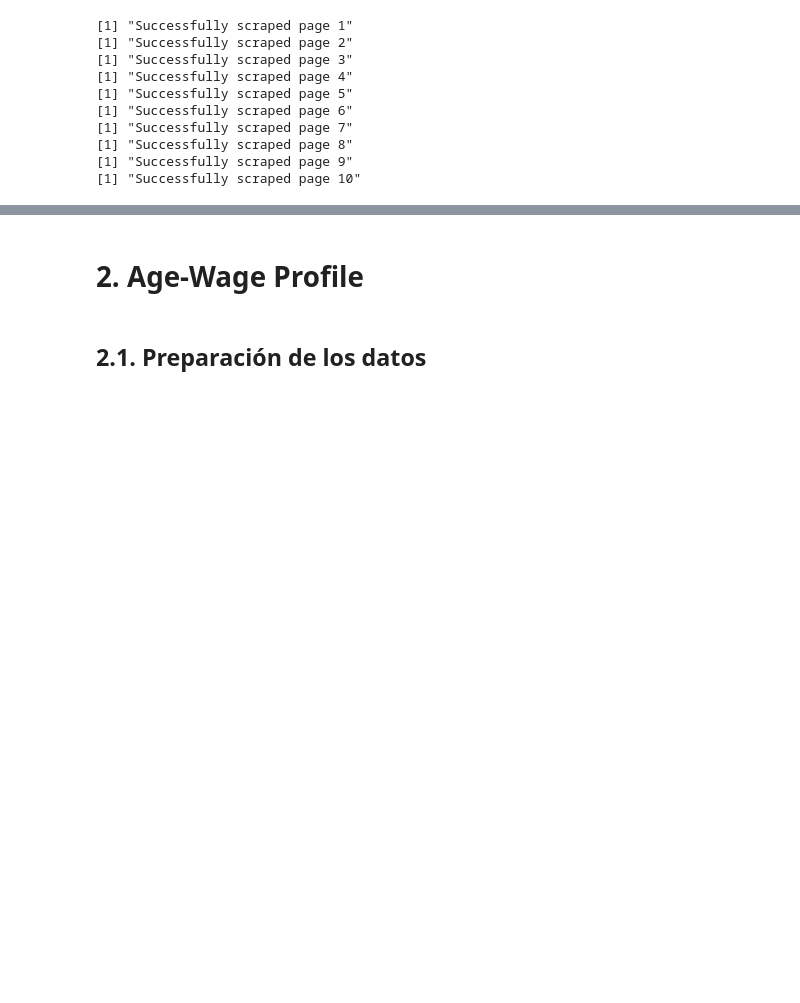
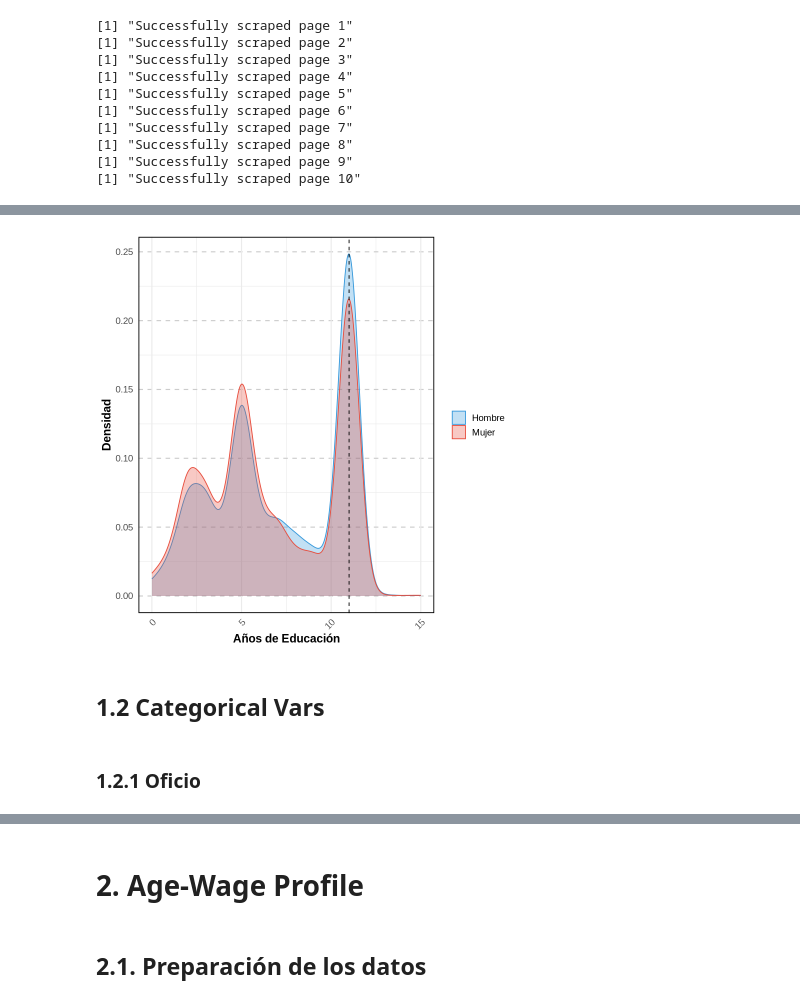
Before and after one commit to EAriasDeAbreu/BigDataML-Group2024, a Jupyter notebook: Problem_Set_1/scripts/edmundo/Pset_1.ipynb, the cells around one changed output, grey strips where cells are left out. Saved outputs shown, nothing was run; the diff lists cells and outputs as text; code cells hidden in the pictures; blank space fills up the shorter version.

```diff
--- a/Problem_Set_1/scripts/edmundo/Pset_1.ipynb
+++ b/Problem_Set_1/scripts/edmundo/Pset_1.ipynb
@@ -87,0 +124,20 @@ dim(df)
+# %%
+# prep data
+geih <- geih[geih$age > 18 & geih$ocu == 1, ]
+names(geih) <- make.names(names(geih), unique = TRUE) # set df names
+
+# drop missing wages; log transform
+geih <- geih %>%
+    filter(!is.na(y_ingLab_m_ha), !is.na(age)) %>%
+    mutate(log_wage = log(y_ingLab_m_ha))
+
+#Currently sex = 1 if Male, we need to invert this variable
+geih$sex <- ifelse(geih$sex == 0, 1, 0)
+
+#Income in Millions
+geih$ingtotob <- geih$ingtotob / 1000000
+
+
+##Education
+geih <- geih %>%
+  filter(!(p6210s1 %in% c(99, 98)))
@@ -87,0 +391,25 @@ dim(df)
+# %%
+##Hist Schooling
+combined_data <- bind_rows(
+  males %>% mutate(gender = "Hombre", p6210s1 = as.numeric(p6210s1)),
+  females %>% mutate(gender = "Mujer", p6210s1 = as.numeric(p6210s1))
+)
+
+# Crear el gráfico de densidad kernel con línea vertical en x = 11
+plot_sch <- ggplot(combined_data, aes(x = p6210s1, color = gender, fill = gender)) +
+  geom_density(alpha = 0.3) +
+  geom_vline(xintercept = 11, linetype = "dashed", color = "black") +
+  labs(x = "Años de Educación", y = "Densidad") +
+  scale_color_manual(values = c("Hombre" = "#3498db", "Mujer" = "#e74c3c")) +
+  scale_fill_manual(values = c("Hombre" = "#3498db", "Mujer" = "#e74c3c")) +
+  theme_minimal(base_size = 14) +
+  theme(legend.title = element_blank(),
+  panel.border = element_rect(color = "black", fill = NA, size = 1),
+  axis.text.x = element_text(angle = 45, hjust = 1),
+        axis.title = element_text(face = "bold", size = 14),
+        plot.title = element_text(face = "bold", size = 16),
+        panel.grid.major.y = element_line(color = "grey80", linetype = "dashed"))
+
+plot_sch
+# %% [output]
+[figure, added]
@@ -87,0 +418,4 @@ dim(df)
+# %% [markdown]
+## 1.2 Categorical Vars
+# %% [markdown]
+### 1.2.1 Oficio
```
Also changed, not shown: parts of 74 cells of this notebook.
